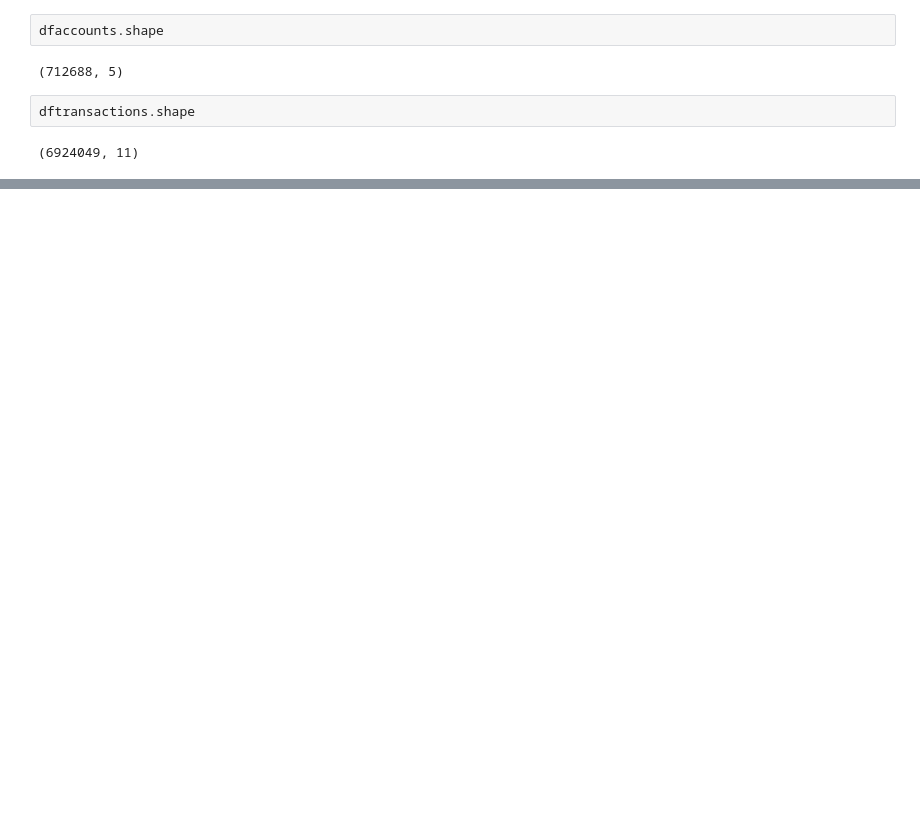
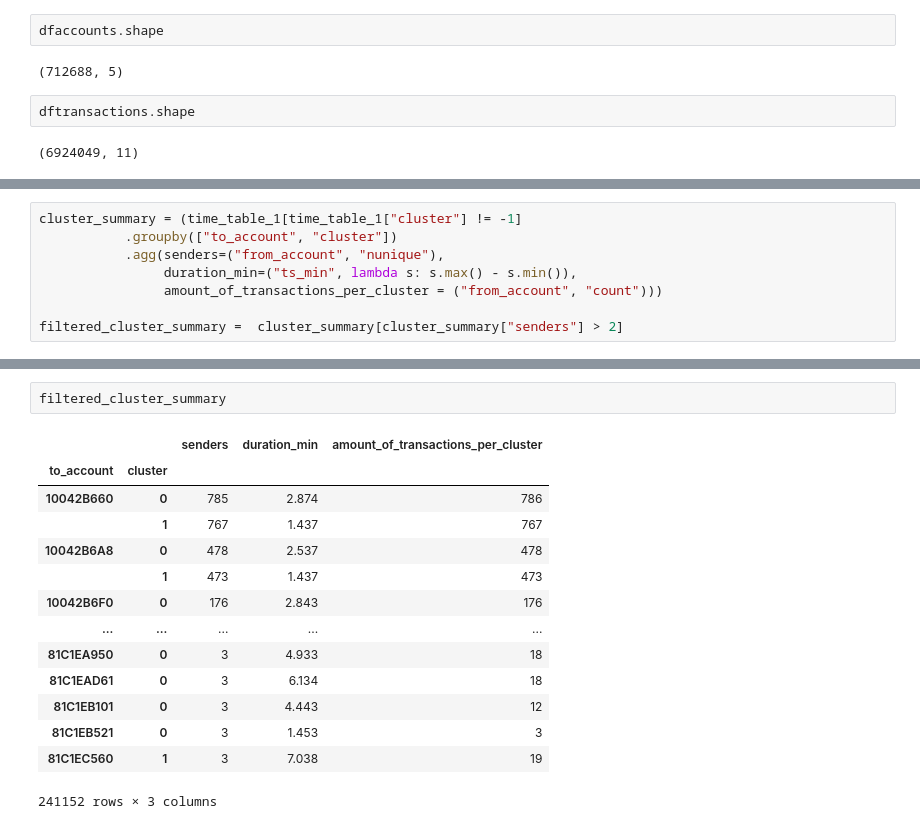
Before and after one commit to rgcou/aml-transaction-analysis1, a Jupyter notebook: AML exploratory analysis.ipynb, the cells around one changed output, grey strips where cells are left out. Cells and saved outputs as stored; diff of their text form; blank space fills up the shorter version.

```diff
--- a/AML exploratory analysis.ipynb
+++ b/AML exploratory analysis.ipynb
@@ -485,0 +937,8 @@ dftransactions.shape
+# %%
+cluster_summary = (time_table_1[time_table_1["cluster"] != -1]
+           .groupby(["to_account", "cluster"])
+           .agg(senders=("from_account", "nunique"),
+                duration_min=("ts_min", lambda s: s.max() - s.min()),
+                amount_of_transactions_per_cluster = ("from_account", "count")))
+
+filtered_cluster_summary =  cluster_summary[cluster_summary["senders"] > 2]
@@ -485,0 +949,17 @@ dftransactions.shape
+# %%
+filtered_cluster_summary
+# %% [output]
+|  |  | senders | duration_min | amount_of_transactions_per_cluster |
+| to_account | cluster |  |  |  |
+| 10042B660 | 0 | 785 | 2.874 | 786 |
+|  | 1 | 767 | 1.437 | 767 |
+| 10042B6A8 | 0 | 478 | 2.537 | 478 |
+|  | 1 | 473 | 1.437 | 473 |
+| 10042B6F0 | 0 | 176 | 2.843 | 176 |
+| ... | ... | ... | ... | ... |
+| 81C1EA950 | 0 | 3 | 4.933 | 18 |
+| 81C1EAD61 | 0 | 3 | 6.134 | 18 |
+| 81C1EB101 | 0 | 3 | 4.443 | 12 |
+| 81C1EB521 | 0 | 3 | 1.453 | 3 |
+| 81C1EC560 | 1 | 3 | 7.038 | 19 |
+241152 rows × 3 columns
```
Also changed, not shown: parts of 74 cells of this notebook.
